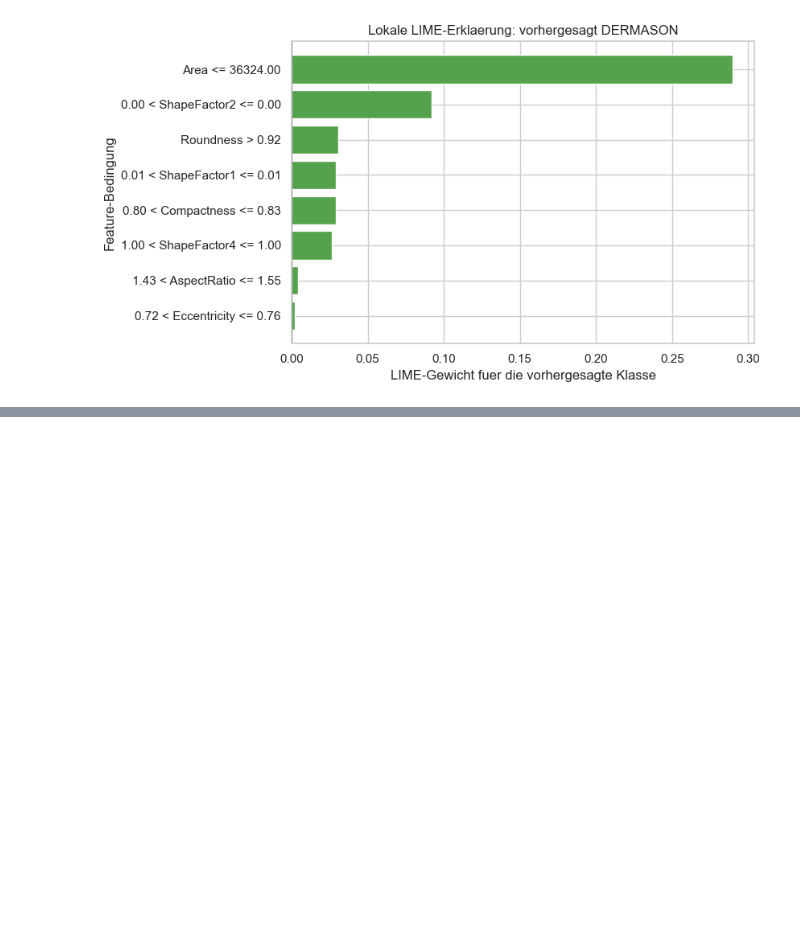
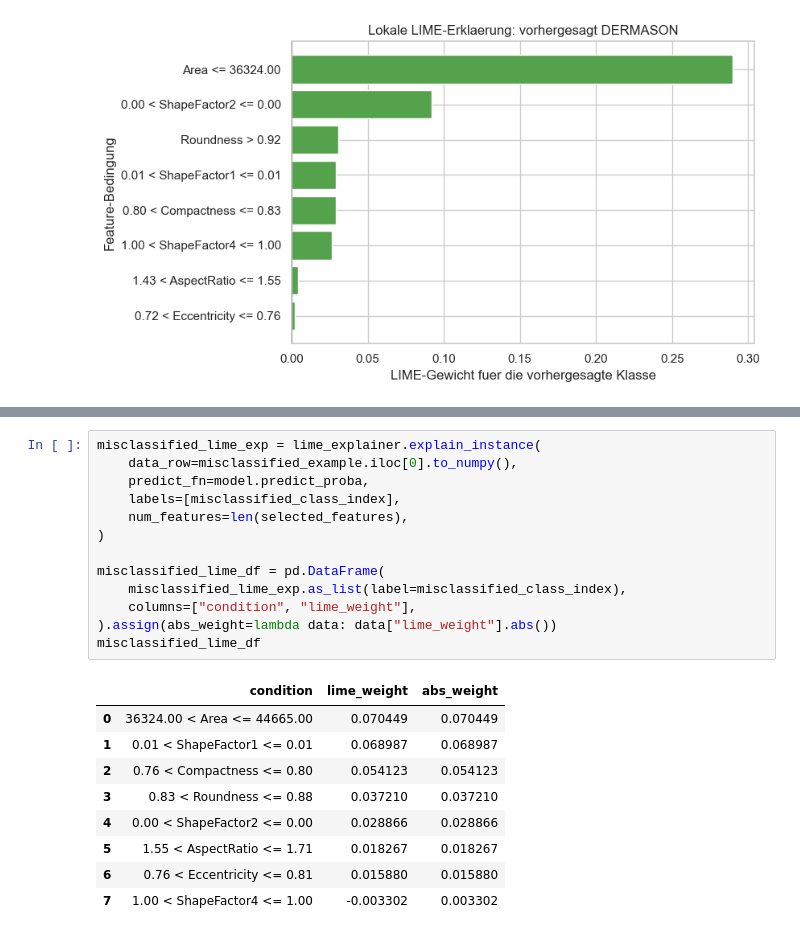
Before and after one commit to lukadeda/xai-drybean-project, a Jupyter notebook: notebooks/03_xai_explanations.ipynb, the cells around one changed output, grey strips where cells are left out. Saved outputs shown, nothing was run; the diff lists cells and outputs as text; blank space fills up the shorter version.

```diff
--- a/notebooks/03_xai_explanations.ipynb
+++ b/notebooks/03_xai_explanations.ipynb
@@ -270,0 +351,23 @@ plt.show()
+# %%
+misclassified_lime_exp = lime_explainer.explain_instance(
+    data_row=misclassified_example.iloc[0].to_numpy(),
+    predict_fn=model.predict_proba,
+    labels=[misclassified_class_index],
+    num_features=len(selected_features),
+)
+
+misclassified_lime_df = pd.DataFrame(
+    misclassified_lime_exp.as_list(label=misclassified_class_index),
+    columns=["condition", "lime_weight"],
+).assign(abs_weight=lambda data: data["lime_weight"].abs())
+misclassified_lime_df
+# %% [output]
+|  | condition | lime_weight | abs_weight |
+| 0 | 36324.00 < Area <= 44665.00 | 0.070449 | 0.070449 |
+| 1 | 0.01 < ShapeFactor1 <= 0.01 | 0.068987 | 0.068987 |
+| 2 | 0.76 < Compactness <= 0.80 | 0.054123 | 0.054123 |
+| 3 | 0.83 < Roundness <= 0.88 | 0.037210 | 0.037210 |
+| 4 | 0.00 < ShapeFactor2 <= 0.00 | 0.028866 | 0.028866 |
+| 5 | 1.55 < AspectRatio <= 1.71 | 0.018267 | 0.018267 |
+| 6 | 0.76 < Eccentricity <= 0.81 | 0.015880 | 0.015880 |
+| 7 | 1.00 < ShapeFactor4 <= 1.00 | -0.003302 | 0.003302 |
```
Also changed, not shown: parts of 4 cells of this notebook, 15 other files.
